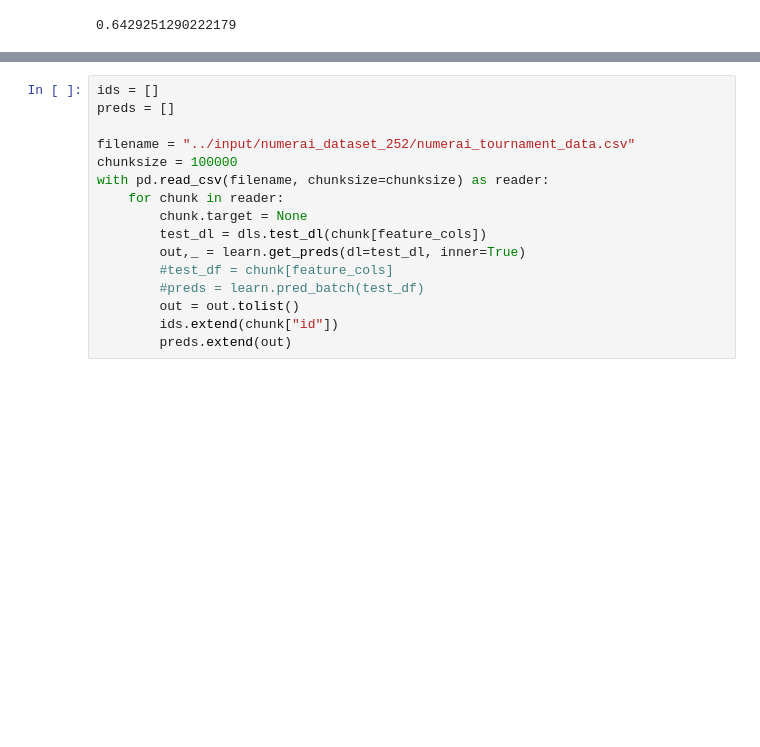
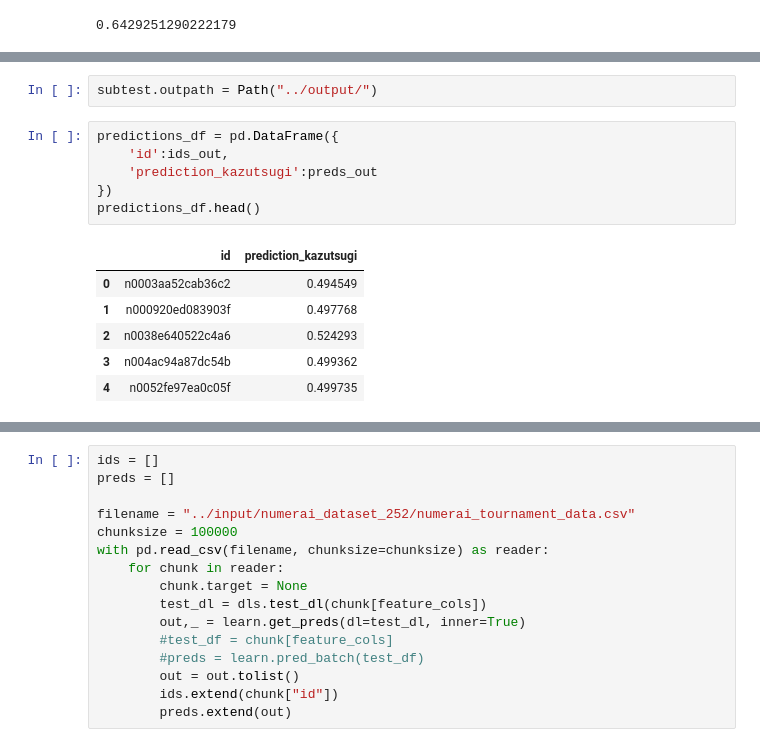
Before and after one commit to djliden/numerai_utils, a Jupyter notebook: notebooks/fastai_tabular.ipynb, the cells around one changed output, grey strips where cells are left out. Saved outputs shown, nothing was run; the diff lists cells and outputs as text; blank space fills up the shorter version.

```diff
--- a/notebooks/fastai_tabular.ipynb
+++ b/notebooks/fastai_tabular.ipynb
@@ -181,0 +242,15 @@ class FastSubmission:
+# %%
+subtest.outpath = Path("../output/")
+# %%
+predictions_df = pd.DataFrame({
+    'id':ids_out,
+    'prediction_kazutsugi':preds_out
+})
+predictions_df.head()
+# %% [output]
+|  | id | prediction_kazutsugi |
+| 0 | n0003aa52cab36c2 | 0.494549 |
+| 1 | n000920ed083903f | 0.497768 |
+| 2 | n0038e640522c4a6 | 0.524293 |
+| 3 | n004ac94a87dc54b | 0.499362 |
+| 4 | n0052fe97ea0c05f | 0.499735 |
```
Also changed, not shown: parts of 4 cells of this notebook.
